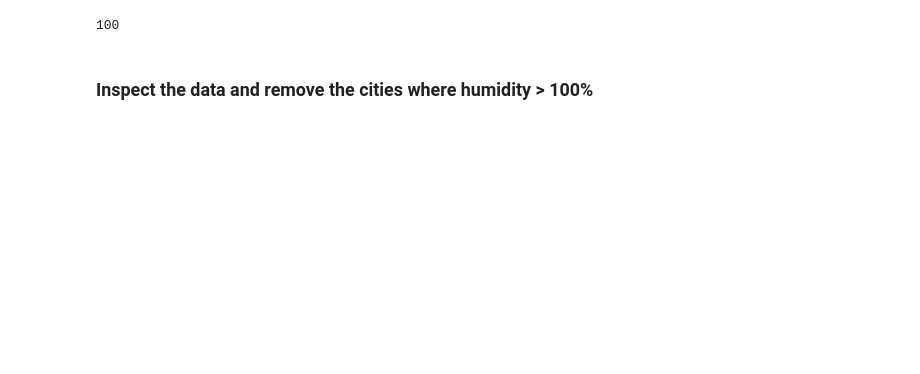
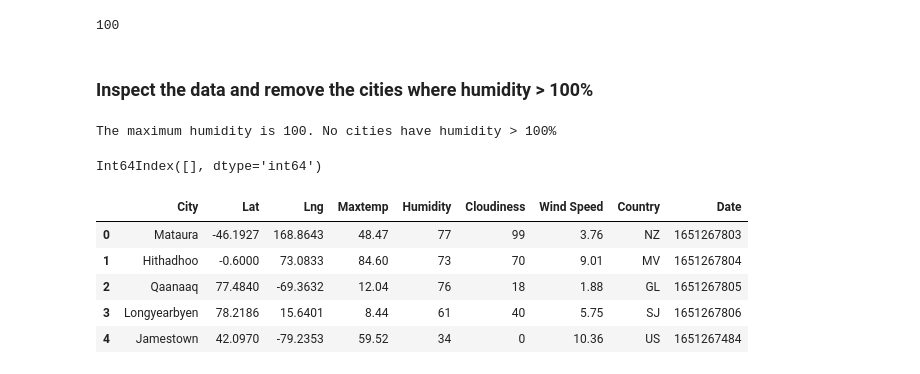
Before and after one commit to vasantap/python-api-challenge, a Jupyter notebook: WeatherPy/WeatherPy.ipynb, the cells around one changed output. Cells and saved outputs as stored; diff of their text form; code cells hidden in the pictures; blank space fills up the shorter version.

```diff
--- a/WeatherPy/WeatherPy.ipynb
+++ b/WeatherPy/WeatherPy.ipynb
@@ -186,10 +190,30 @@ city_weather_df.describe()
 #Skip this step if there are no cities that have humidity > 100%
 
 if city_weather_df['Humidity'].max() > 100:
-    print(f"{city_weather_df['City']} has a humidity of {city_weather_df['Humidity']} ")
+    #print(f"{city_weather_df['City']} has a humidity of {city_weather_df['Humidity']} ")
+    city_weather_clean_df = city_weather_df[city_weather_df['Humidity'] < 100]
+    city_weather_clean_df['Humidity'].max()
 else:
+    print(f"The maximum humidity is {city_weather_df['Humidity'].max()}. No cities have humidity > 100%")
+# %% [output]
+The maximum humidity is 100. No cities have humidity > 100%
 # %%
 #  Get the indices of cities that have humidity over 100%.
+city_weather_df[city_weather_df['Humidity'] > 100].index
+# %% [output]
+Int64Index([], dtype='int64')
 # %%
 # Make a new DataFrame equal to the city data to drop all humidity outliers by index.
 # Passing "inplace=False" will make a copy of the city_data DataFrame, which we call "clean_city_data".
+# This is because we will be making changes to the clean_city_data DataFrame.
+# Passing 'inplace = True' will make the changes to the original city_data DataFrame.
+
+clean_city_data = city_weather_df.drop(city_weather_df[city_weather_df['Humidity'] > 100].index, inplace=False)
+clean_city_data.head()
+# %% [output]
+|  | City | Lat | Lng | Maxtemp | Humidity | Cloudiness | Wind Speed | Country | Date |
+| 0 | Mataura | -46.1927 | 168.8643 | 48.47 | 77 | 99 | 3.76 | NZ | 1651267803 |
+| 1 | Hithadhoo | -0.6000 | 73.0833 | 84.60 | 73 | 70 | 9.01 | MV | 1651267804 |
+| 2 | Qaanaaq | 77.4840 | -69.3632 | 12.04 | 76 | 18 | 1.88 | GL | 1651267805 |
+| 3 | Longyearbyen | 78.2186 | 15.6401 | 8.44 | 61 | 40 | 5.75 | SJ | 1651267806 |
+| 4 | Jamestown | 42.0970 | -79.2353 | 59.52 | 34 | 0 | 10.36 | US | 1651267484 |
```
Also changed, not shown: parts of 5 cells of this notebook.
